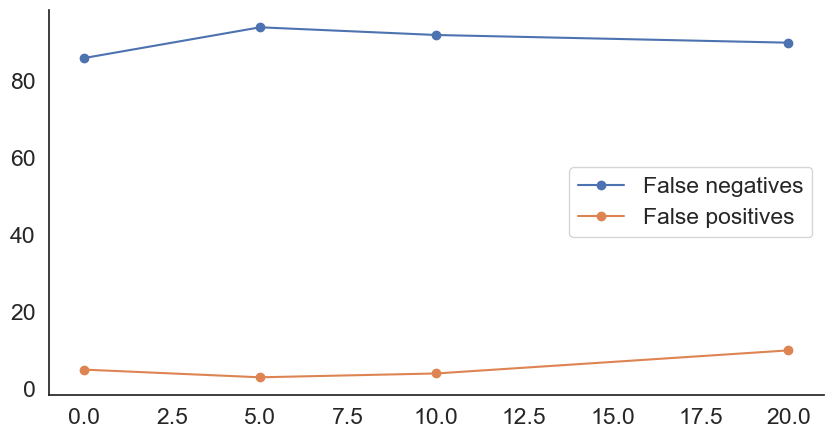
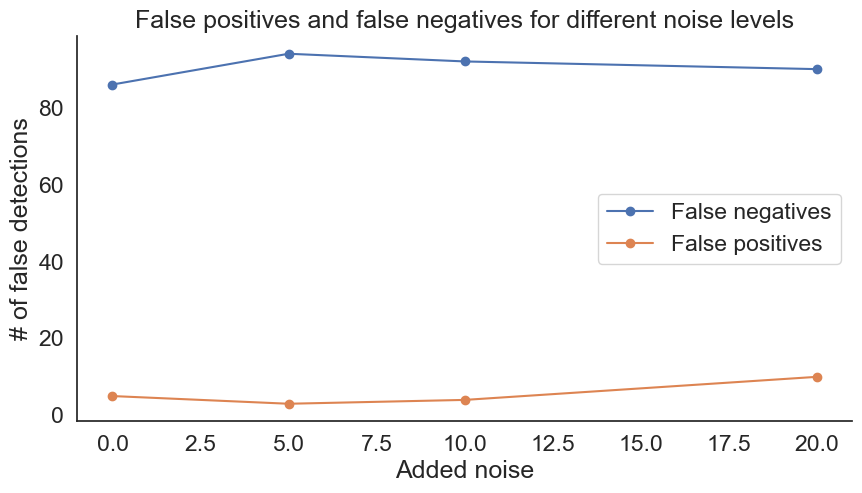
Unified diff of the notebook cell whose output changed from the first chart to the second:
--- before
+++ after
@@ -6,4 +6,7 @@
          marker = "o", label = "False positives")
 plt.legend()
+plt.title("False positives and false negatives for different noise levels")
+plt.xlabel("Added noise")
+plt.ylabel("# of false detections")
 
 print(total_fnegatives, total_fpositives)

Commit: finished version